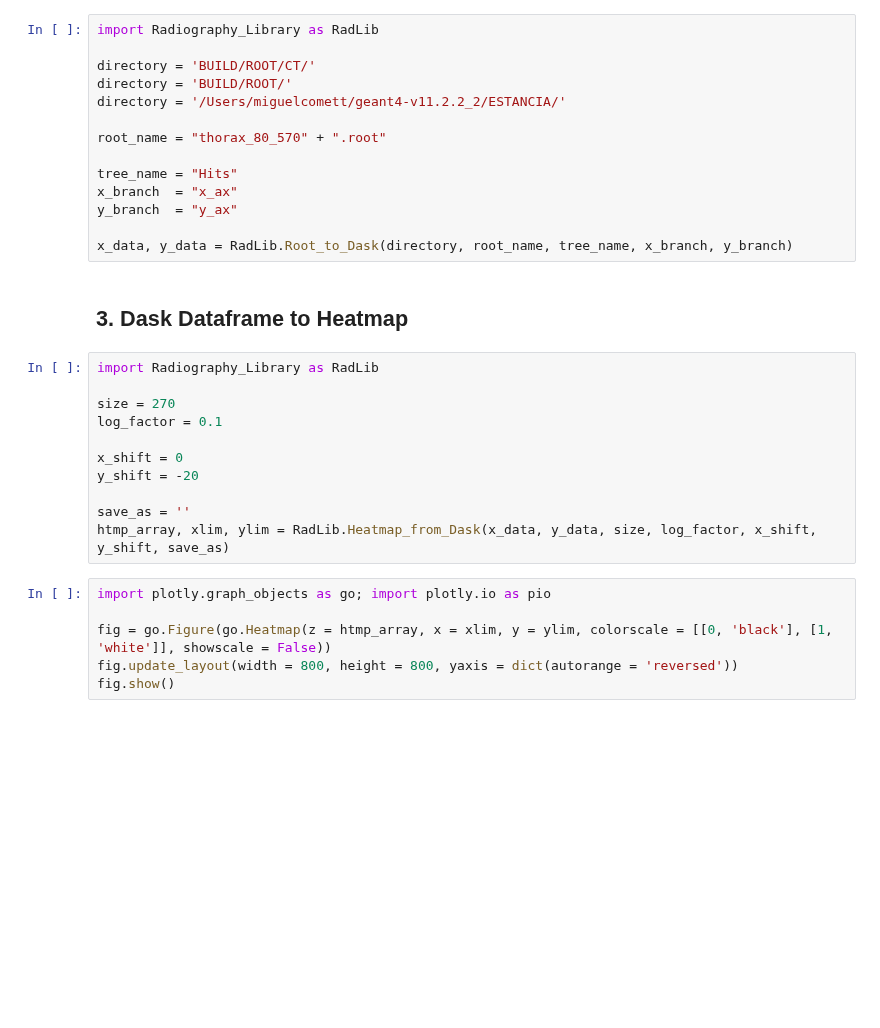
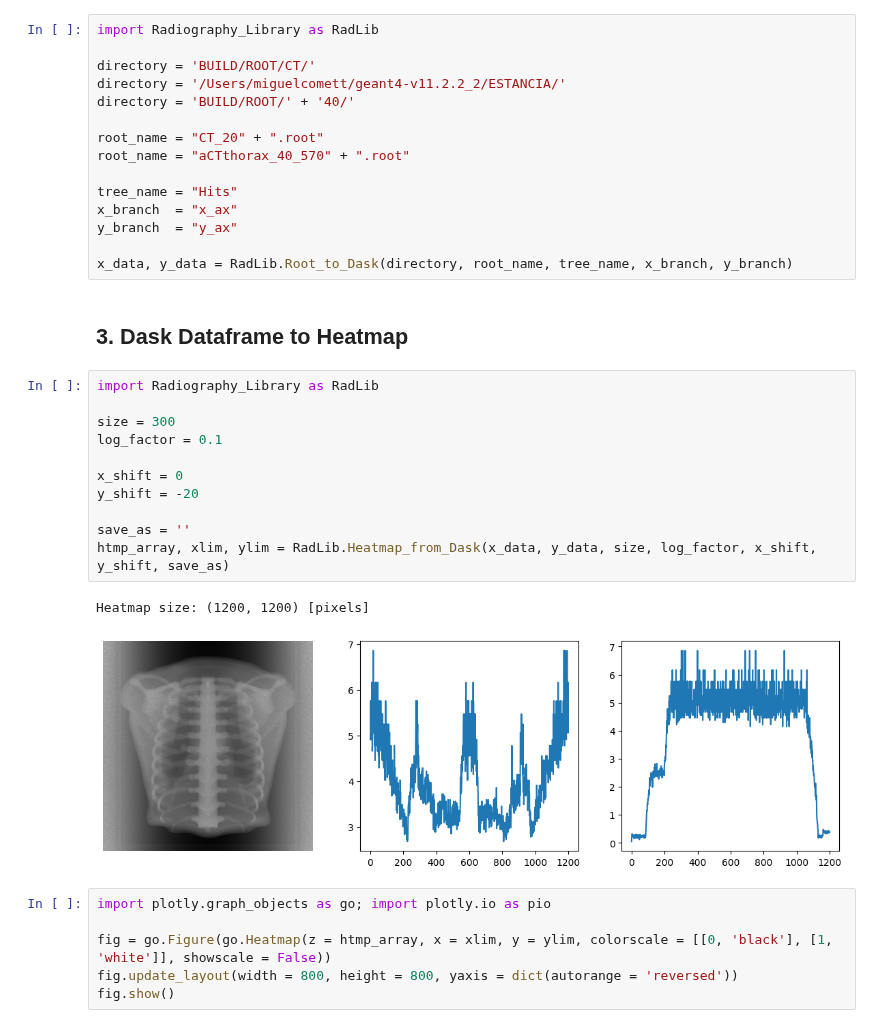
Before and after one commit to miguelcomett/G4_IFI-Team_2024, a Jupyter notebook: MedX_Engine/Radiography_Processing.ipynb, the cells around one changed output. Cells and saved outputs as stored; diff of their text form; blank space fills up the shorter version.

```diff
--- a/MedX_Engine/Radiography_Processing.ipynb
+++ b/MedX_Engine/Radiography_Processing.ipynb
@@ -35,10 +22,11 @@ with uproot.recreate(output_file) as new_file: new_file[tree_name] = filtered_df
 import Radiography_Library as RadLib
 
 directory = 'BUILD/ROOT/CT/'
-directory = 'BUILD/ROOT/'
 directory = '/Users/miguelcomett/geant4-v11.2.2_2/ESTANCIA/'
+directory = 'BUILD/ROOT/' + '40/'
 
-root_name = "thorax_80_570" + ".root"
+root_name = "CT_20" + ".root"
+root_name = "aCTthorax_40_570" + ".root"
 
 tree_name = "Hits"
 x_branch  = "x_ax"
@@ -50,14 +38,17 @@ x_data, y_data = RadLib.Root_to_Dask(directory, root_name, tree_name, x_branch,
 # %%
 import Radiography_Library as RadLib
 
-size = 270
+size = 300
 log_factor = 0.1
 
 x_shift = 0
 y_shift = -20
 
 save_as = ''
 htmp_array, xlim, ylim = RadLib.Heatmap_from_Dask(x_data, y_data, size, log_factor, x_shift, y_shift, save_as)
+# %% [output]
+Heatmap size: (1200, 1200) [pixels]
+[figure, added]
 # %%
 import plotly.graph_objects as go; import plotly.io as pio
 
```
Also changed, not shown: parts of 4 cells of this notebook, 2 other files.
